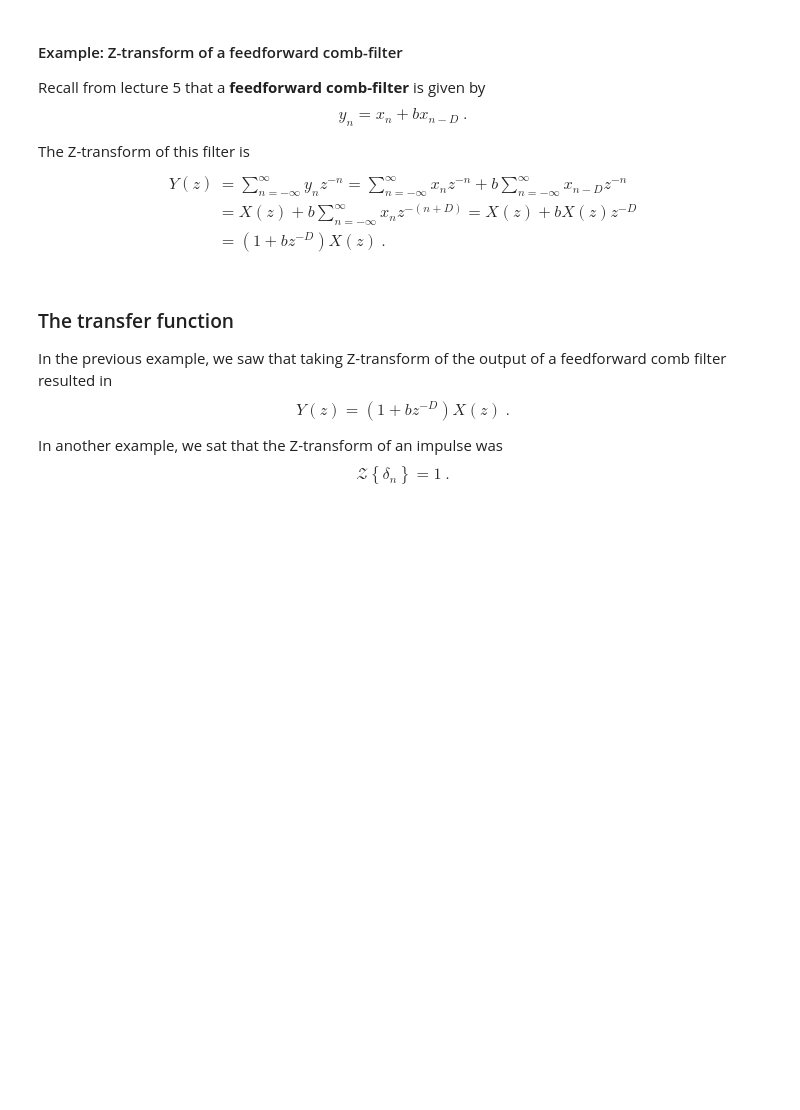
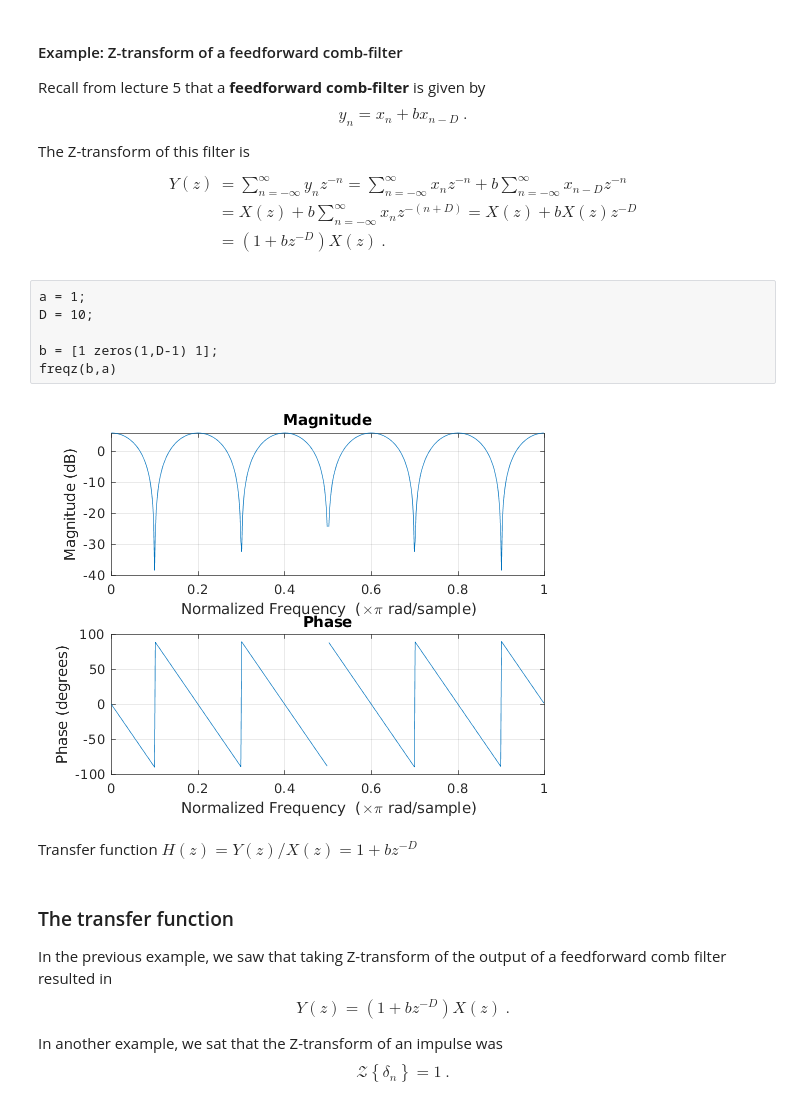
Before and after one commit to SMC-AAU-CPH/med4-ap-matlab, a Jupyter notebook: lecture6_More_About_Filters/apLecture6.ipynb, the cells around one changed output. Cells and saved outputs as stored; diff of their text form; blank space fills up the shorter version.

```diff
--- a/lecture6_More_About_Filters/apLecture6.ipynb
+++ b/lecture6_More_About_Filters/apLecture6.ipynb
@@ -251,6 +251,16 @@ The Z-transform of this filter is
     &= X(z) + b\sum_{n=-\infty}^\infty x_{n}z^{-(n+D)} = X(z) + bX(z) z^{-D}\\
     &= (1+bz^{-D})X(z)\ .
 \end{align}
+# %%
+a = 1;
+D = 10;
+
+b = [1 zeros(1,D-1) 1];
+freqz(b,a)
+# %% [output]
+[figure, added]
+# %% [markdown]
+Transfer function $H(z) = Y(z)/X(z)=1 + bz^{-D}$
 # %% [markdown]
 ### The transfer function
 In the previous example, we saw that taking Z-transform of the output of a feedforward comb filter resulted in
```
Also changed, not shown: parts of 4 cells of this notebook, 19 other files.
